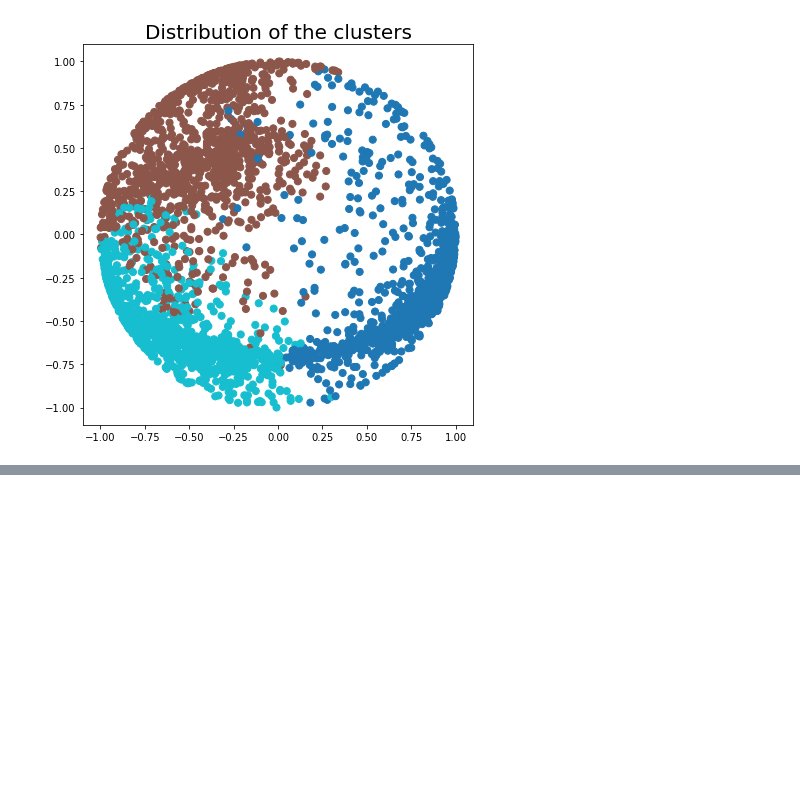
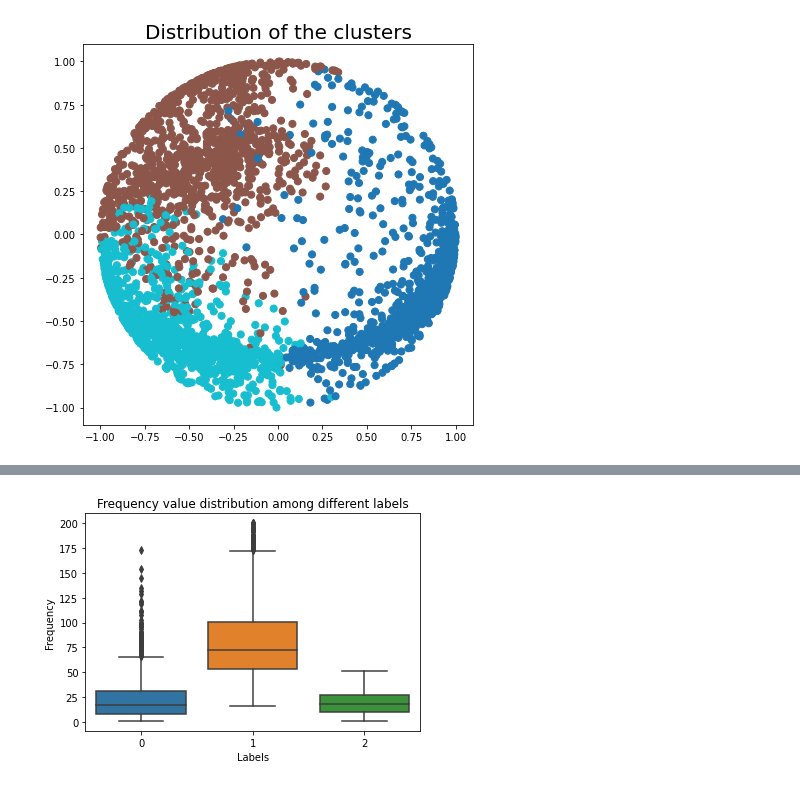
Before and after one commit to Syed-Adnan-S/Online-Retail-Customer-Segmentation, a Jupyter notebook: Online_Retail_Customer_Segmentation_Capstone_Project.ipynb, the cells around one changed output, grey strips where cells are left out. Saved outputs shown, nothing was run; the diff lists cells and outputs as text; code cells hidden in the pictures; blank space fills up the shorter version.

```diff
--- a/Online_Retail_Customer_Segmentation_Capstone_Project.ipynb
+++ b/Online_Retail_Customer_Segmentation_Capstone_Project.ipynb
@@ -861,0 +946,5 @@ plt.show()
+# %%
+#Visualising the values of Frequency for different Labels
+visualise_dist(rfm_agglo,y='Frequency')
+# %% [output]
+[figure, added]
```
Also changed, not shown: parts of 23 cells of this notebook.
